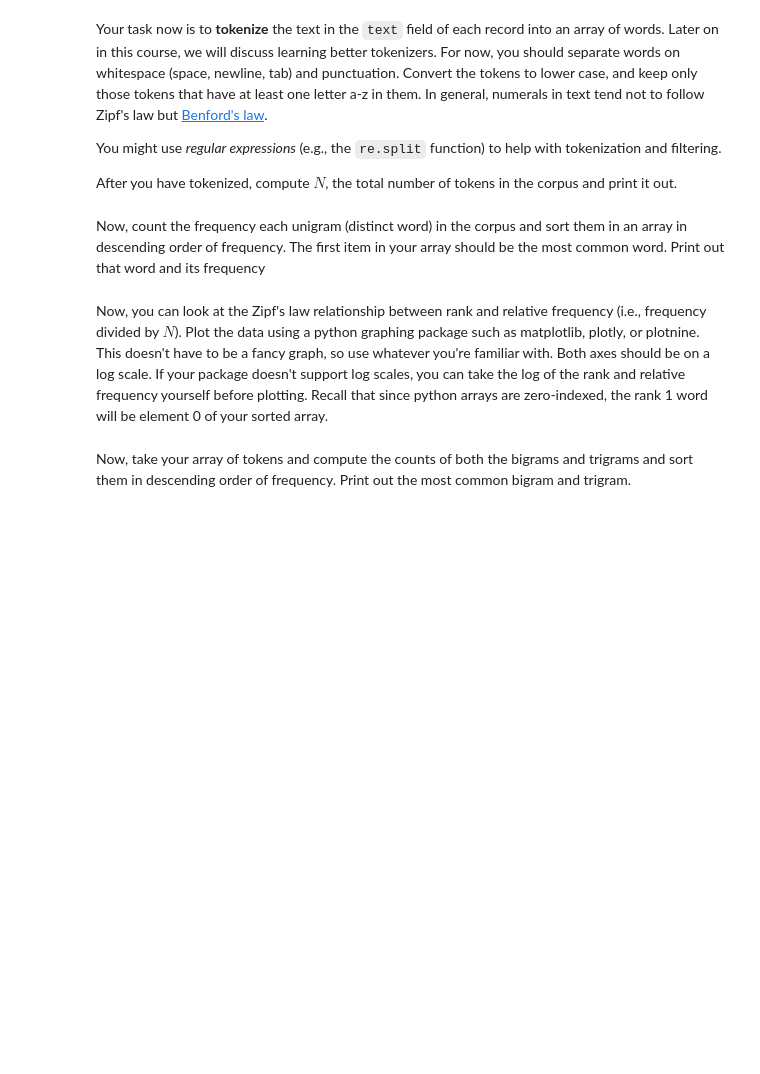
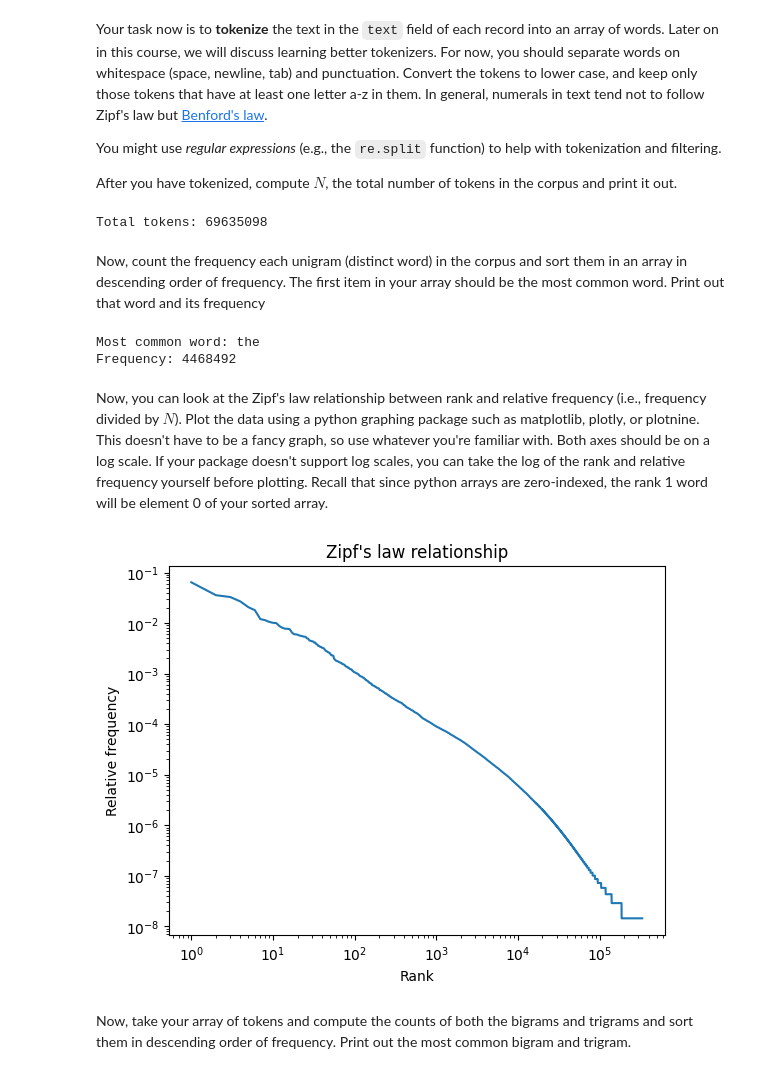
Before and after one commit to napaza147/Biases, a Jupyter notebook: token_counts.ipynb, the cells around one changed output. Drawn from its saved outputs; the diff is of its cells as text; code cells hidden in the pictures; blank space fills up the shorter version.

```diff
--- a/token_counts.ipynb
+++ b/token_counts.ipynb
@@ -82,6 +82,7 @@ for i in range(max_letters):
   non_zero_values = guess_matrix[:, i] > 0
   probabilities = guess_matrix[non_zero_values, i]
   FN = -np.sum(probabilities / 3 * np.log2(probabilities / 3))
+  FN = 0 if FN == -0 else FN
 
   upper_bound[i] = FN
 
@@ -144,10 +156,40 @@ After you have tokenized, compute $N$, the total number of tokens in the corpus
 # %%
 # TODO: Compute an array of tokens in the corpus
 # Compute the total number of tokens N and print it out.
+
+import re
+
+tokens = [] # Array of tokens
+
+for line in gzip.open("pg-sample.json.gz", mode="rt", encoding="utf-8"):
+    rec = json.loads(line)
+    text = rec['text']
+    words = re.findall(r'[a-z]+', text.lower())  # only lowercase
+    tokens.extend(words)
+
+# Total number of tokens
+N = len(tokens)
+print("Total tokens:", N)
+# %% [output]
+Total tokens: 69635098
 # %% [markdown]
 Now, count the frequency each unigram (distinct word) in the corpus and sort them in an array in descending order of frequency. The first item in your array should be the most common word. Print out that word and its frequency
 # %%
 # TODO: Compute an arrary of unigrams in descending order of frequency.
 # Print the most common word and its frequency.
+
+from collections import Counter
+unigrams = Counter(tokens)
+sorted_unigrams = unigrams.most_common()
+
+# Most common word
+
+common_word, frequency = sorted_unigrams[0]
+
+print("Most common word:", common_word)
+print("Frequency:", frequency)
+# %% [output]
+Most common word: the
+Frequency: 4468492
 # %% [markdown]
 Now, you can look at the Zipf's law relationship between rank and relative frequency (i.e., frequency divided by $N$). Plot the data using a python graphing package such as matplotlib, plotly, or plotnine. This doesn't have to be a fancy graph, so use whatever you're familiar with. Both axes should be on a log scale. If your package doesn't support log scales, you can take the log of the rank and relative frequency yourself before plotting. Recall that since python arrays are zero-indexed, the rank 1 word will be element 0 of your sorted array.
@@ -156,3 +196,19 @@ Now, you can look at the Zipf's law relationship between rank and relative frequ
+# %%
+# TODO: Plot rank vs. relative frequency of unigrams.
+
+import matplotlib.pyplot as plt
+
+# Extract ranks and relative frequencies
+ranks = range(1, len(sorted_unigrams) + 1)  # rank 1, 2, 3, ...
+freqs = [i / len(tokens) for word, i in sorted_unigrams] # relative frequency
+
+plt.loglog(ranks, freqs)
+plt.xlabel("Rank")
+plt.ylabel("Relative frequency")
+plt.title("Zipf's law relationship")
+plt.show()
+# %% [output]
+[figure, added]
 # %% [markdown]
 Now, take your array of tokens and compute the counts of both the bigrams and trigrams and sort them in descending order of frequency. Print out the most common bigram and trigram.
 # %%
```
Also changed, not shown: parts of 2 cells of this notebook.
